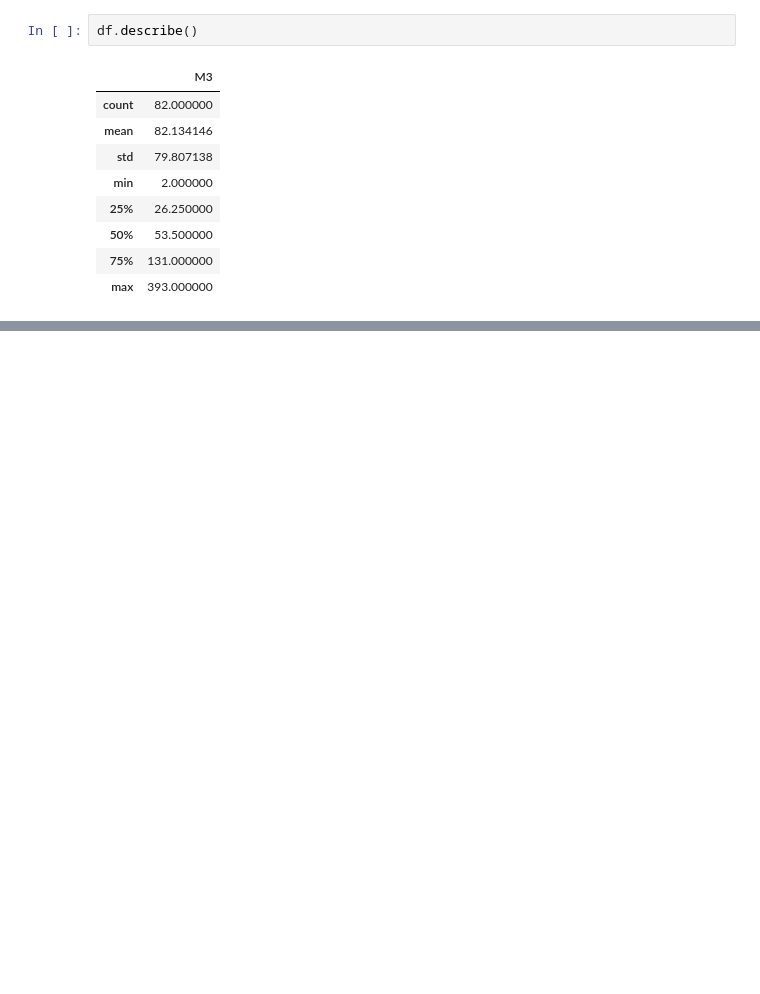
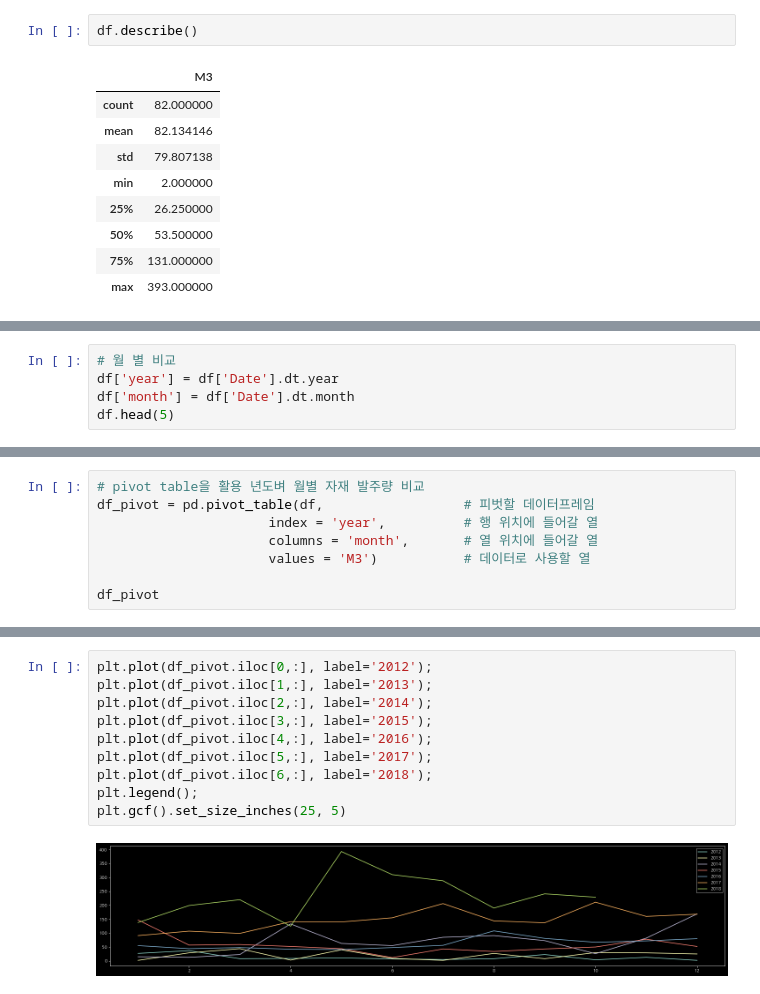
Before and after one commit to seonydg/ml-regression-order-quantity-forecast, a Jupyter notebook: regression-order-quantity-forecast.ipynb, the cells around one changed output, grey strips where cells are left out. Saved outputs shown, nothing was run; the diff lists cells and outputs as text; blank space fills up the shorter version.

```diff
--- a/regression-order-quantity-forecast.ipynb
+++ b/regression-order-quantity-forecast.ipynb
@@ -64,0 +88,5 @@ df.describe()
+# %%
+# 월 별 비교
+df['year'] = df['Date'].dt.year
+df['month'] = df['Date'].dt.month
+df.head(5)
@@ -64,0 +100,8 @@ df.describe()
+# %%
+# pivot table을 활용 년도벼 월별 자재 발주량 비교
+df_pivot = pd.pivot_table(df,                  # 피벗할 데이터프레임
+                      index = 'year',          # 행 위치에 들어갈 열
+                      columns = 'month',       # 열 위치에 들어갈 열
+                      values = 'M3')           # 데이터로 사용할 열
+
+df_pivot
@@ -64,0 +118,12 @@ df.describe()
+# %%
+plt.plot(df_pivot.iloc[0,:], label='2012');
+plt.plot(df_pivot.iloc[1,:], label='2013');
+plt.plot(df_pivot.iloc[2,:], label='2014');
+plt.plot(df_pivot.iloc[3,:], label='2015');
+plt.plot(df_pivot.iloc[4,:], label='2016');
+plt.plot(df_pivot.iloc[5,:], label='2017');
+plt.plot(df_pivot.iloc[6,:], label='2018');
+plt.legend();
+plt.gcf().set_size_inches(25, 5)
+# %% [output]
+[figure, added]
```
Also changed, not shown: parts of 5 cells of this notebook.
